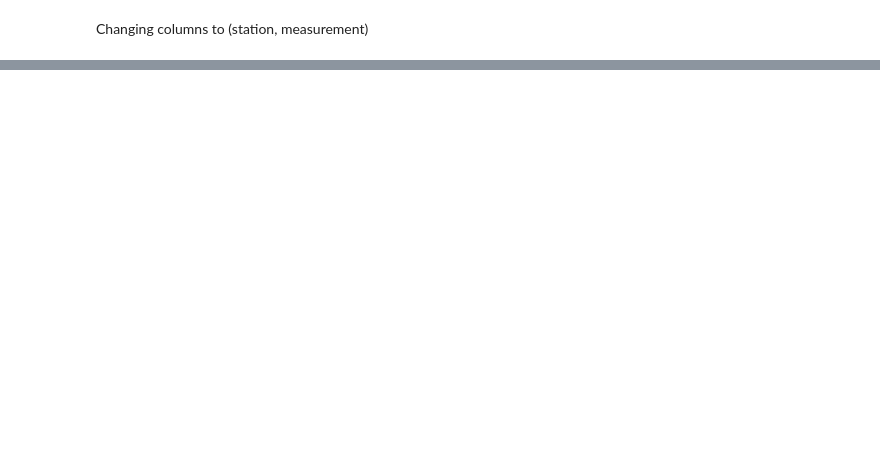
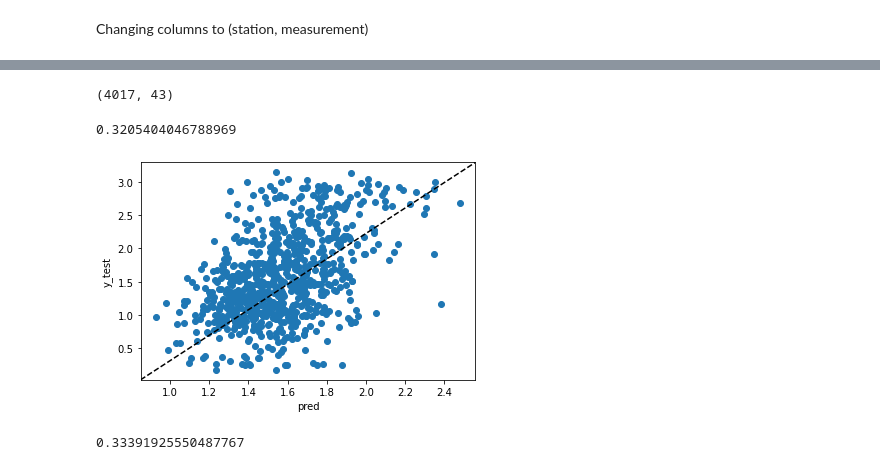
Before and after one commit to cameronthieme/IMAbootcamp2021, a Jupyter notebook: Data Exploration/Decision_Trees/Decision Trees for Weather Stations.ipynb, the cells around one changed output, grey strips where cells are left out. Saved outputs shown, nothing was run; the diff lists cells and outputs as text; code cells hidden in the pictures; blank space fills up the shorter version.

```diff
--- a/Data Exploration/Decision_Trees/Decision Trees for Weather Stations.ipynb
+++ b/Data Exploration/Decision_Trees/Decision Trees for Weather Stations.ipynb
@@ -16,7 +16,8 @@ from sklearn.tree import DecisionTreeRegressor, DecisionTreeClassifier, export_g
 from sklearn.ensemble import RandomForestRegressor, GradientBoostingRegressor
 from sklearn.metrics import confusion_matrix, mean_squared_error
 # %%
-bb = pd.read_csv("../../Data/1999_2021/aggragate_daily_data_2000to2020.csv", index_col = "date")['energy_generated'].loc['2007-01-01':'2017-12-31'].copy()
+bb = pd.read_csv("../../Data/1999_2021/aggragate_daily_data_2000to2020.csv", index_col = "date")['energy_generated'].loc['2007-01-01':'2017-12-31'].to_frame()
+
 weather = pd.read_csv("../../Data/historic_weather_all_SP_daily.csv", index_col = "date")
 # %% [markdown]
 Changing columns to (station, measurement)
@@ -28,0 +34,12 @@ ValueError: level name rain_mm is not the name of the index
+# %%
+rain = weather.pivot(columns='station', values=['rain_mm']).fillna(0)
+rain_0 = rain.rename(columns={'rain_mm':'rain_mm_0'})
+rain_7 = rain.shift(-7).rename(columns={'rain_mm':'rain_mm_7'})
+rain_14 = rain.shift(-14).rename(columns={'rain_mm':'rain_mm_14'})
+rain_30 = rain.shift(-30).rename(columns={'rain_mm':'rain_mm_30'})
+
+rain_agg = bb.join(rain_0).join(rain_7).join(rain_14).join(rain_30)
+# %%
+X_agg = rain_agg.drop('energy_generated', axis = 1)
+y_agg = rain_agg.energy_generated
+X_agg_train, X_agg_test, y_agg_train, y_agg_test = train_test_split(X_agg, y_agg, train_size = 0.8, random_state = 0)
@@ -28,0 +51,43 @@ ValueError: level name rain_mm is not the name of the index
+# %%
+rain_7.shape
+# %% [output]
+(4017, 43)
+# %%
+#Bagging
+
+bagged_rain_agg = RandomForestRegressor(max_features = 168, random_state = 1)
+bagged_rain_agg.fit(X_agg_train, y_agg_train)
+pred_agg = bagged_rain_agg.predict(X_agg_test)
+
+plt.scatter(pred_agg,
+            y_agg_test,
+            label = 'energy_generated')
+
+plt.plot([0, 1],
+         [0, 1],
+         '--k',
+         transform = plt.gca().transAxes)
+
+plt.xlabel('pred')
+plt.ylabel('y_test')
+
+print("bagged forests:", mean_squared_error(y_agg_test, pred_agg))
+# %% [output]
+0.3205404046788969
+[figure, added]
+# %%
+#Random Forest
+random_forest_rain_agg = RandomForestRegressor(max_features = 10, random_state = 1)
+
+random_forest_rain_agg.fit(X_agg_train, y_agg_train)
+
+pred_agg = random_forest_rain.predict(X_agg_test)
+
+Importance_agg = pd.DataFrame({'Importance':random_forest_rain_agg.feature_importances_*100},
+                          index = X.columns)
+
+Importance_agg = Importance_agg.sort_values(by = 'Importance', axis = 0)
+
+print("random forest MSE:", mean_squared_error(y_agg_test, pred_agg))
+# %% [output]
+0.33391925550487767
```
Also changed, not shown: parts of 12 cells of this notebook.
